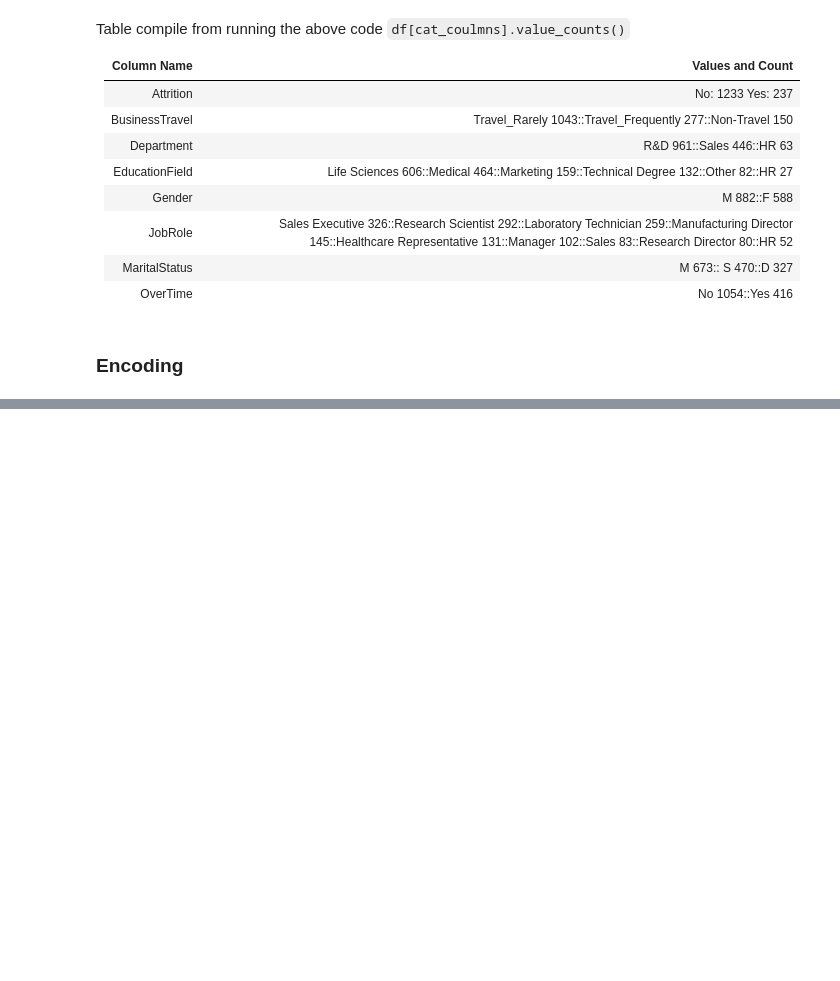
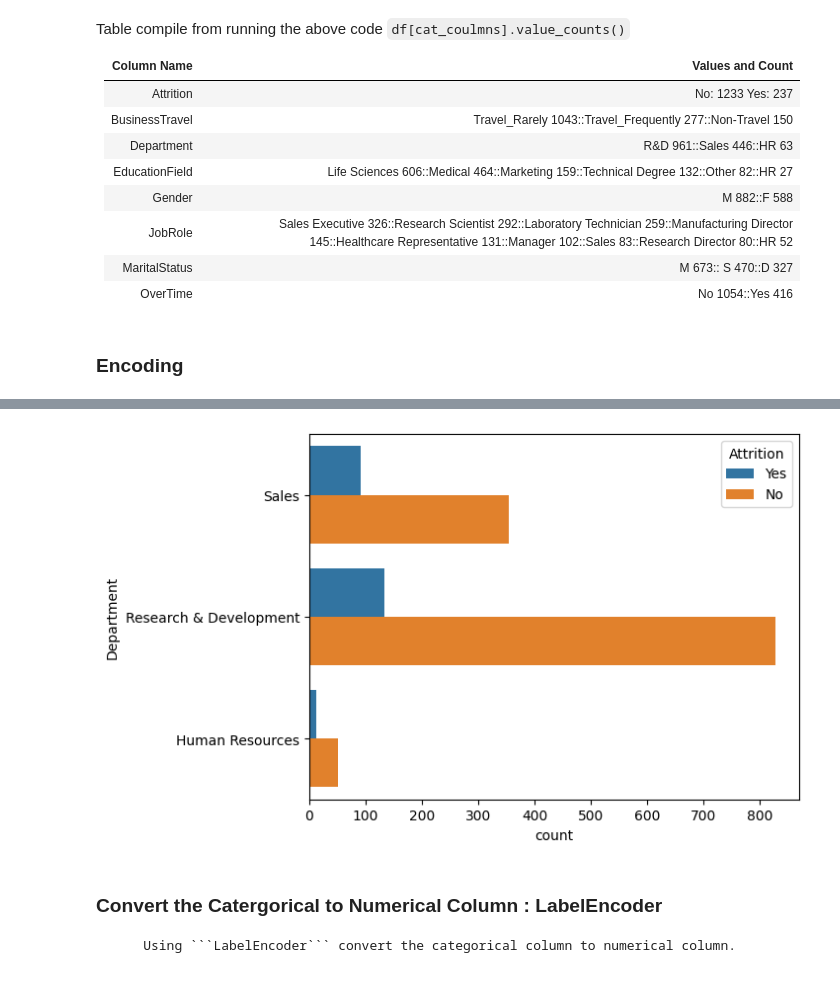
Before and after one commit to senbagaraman04/ml-basics, a Jupyter notebook: 2023/HR_MACHINELEARNING/hr_raman.ipynb, the cells around one changed output, grey strips where cells are left out. Drawn from its saved outputs; the diff is of its cells as text; code cells hidden in the pictures; blank space fills up the shorter version.

Commit message:
feat: numerical conversion and feature comparison between columns

````diff
--- a/2023/HR_MACHINELEARNING/hr_raman.ipynb
+++ b/2023/HR_MACHINELEARNING/hr_raman.ipynb
@@ -141,0 +191,5 @@ Length: 692, dtype: int64
+# %%
+sns.countplot(y = 'Department', hue = 'Attrition', data = df)
+plt.show()
+# %% [output]
+[figure, added]
@@ -141,0 +206,3 @@ Length: 692, dtype: int64
+# %% [markdown]
+### Convert the Catergorical to Numerical Column : LabelEncoder
+        Using ```LabelEncoder``` convert the categorical column to numerical column.
````
Also changed, not shown: parts of 17 cells of this notebook.
